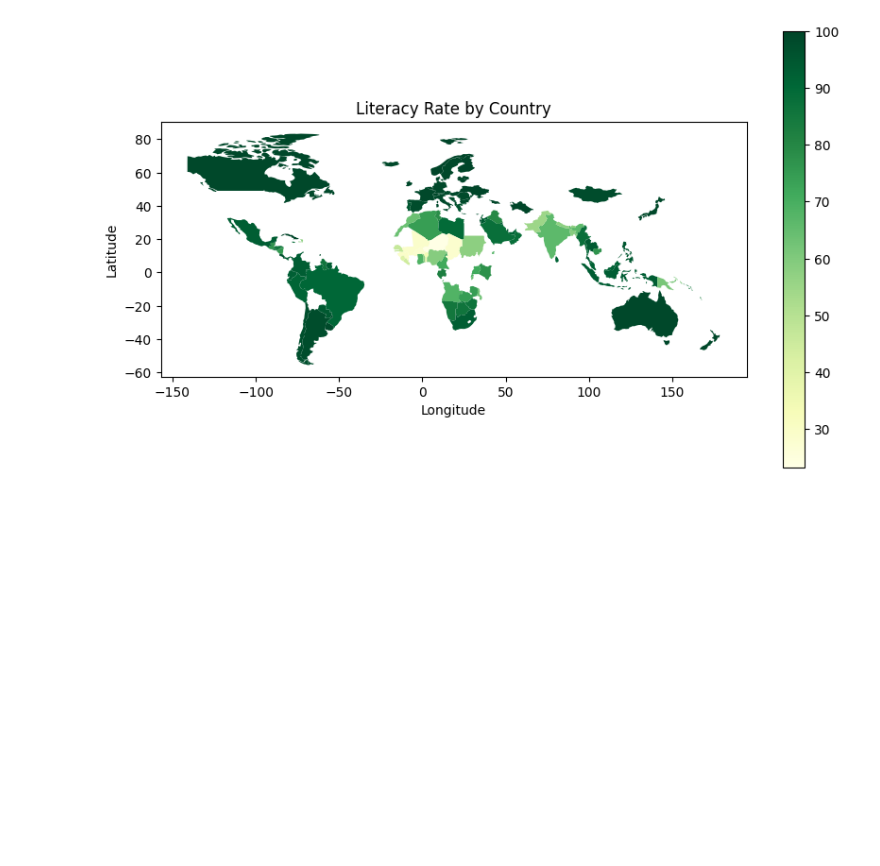
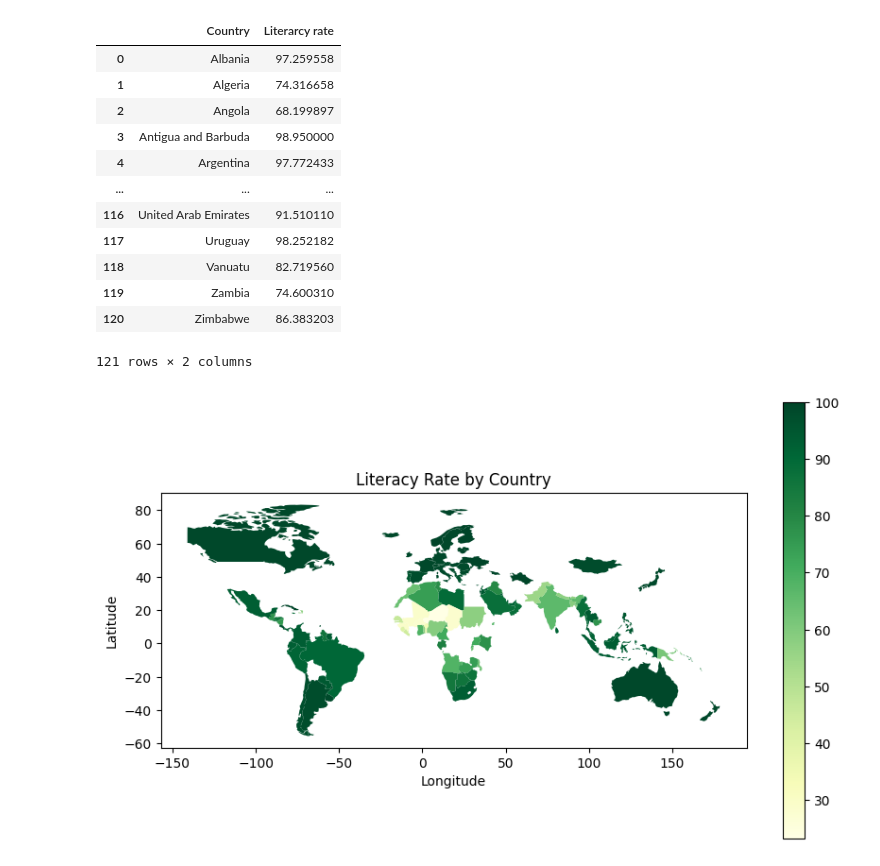
Before and after one commit to Shiva-sankaran/vis_project, a Jupyter notebook: temp.ipynb, the cells around one changed output. Cells and saved outputs as stored; diff of their text form; code cells hidden in the pictures; blank space fills up the shorter version.

```diff
--- a/temp.ipynb
+++ b/temp.ipynb
@@ -6,6 +6,5 @@ import matplotlib.pyplot as plt
 # %%
 
 # Load your dataset
-df = pd.read_csv("final_comb_data.csv")
-aggregated_data = df.groupby('Country')['Literarcy rate'].mean().reset_index()
+df = pd.read_csv("final_df.csv")
 world_map = gpd.read_file('world_map.geojson')
@@ -16,3 +31,20 @@ df["Year"].max()
+# %%
+aggregated_data = df.groupby('Country')['Literarcy rate'].mean().reset_index()
+aggregated_data
+# %% [output]
+|  | Country | Literarcy rate |
+| 0 | Albania | 97.259558 |
+| 1 | Algeria | 74.316658 |
+| 2 | Angola | 68.199897 |
+| 3 | Antigua and Barbuda | 98.950000 |
+| 4 | Argentina | 97.772433 |
+| ... | ... | ... |
+| 116 | United Arab Emirates | 91.510110 |
+| 117 | Uruguay | 98.252182 |
+| 118 | Vanuatu | 82.719560 |
+| 119 | Zambia | 74.600310 |
+| 120 | Zimbabwe | 86.383203 |
+121 rows × 2 columns
 # %%
 merged_data = world_map.merge(aggregated_data, how='left', left_on='name', right_on='Country')
 
```
Also changed, not shown: parts of 2 cells of this notebook, 7 other files.
